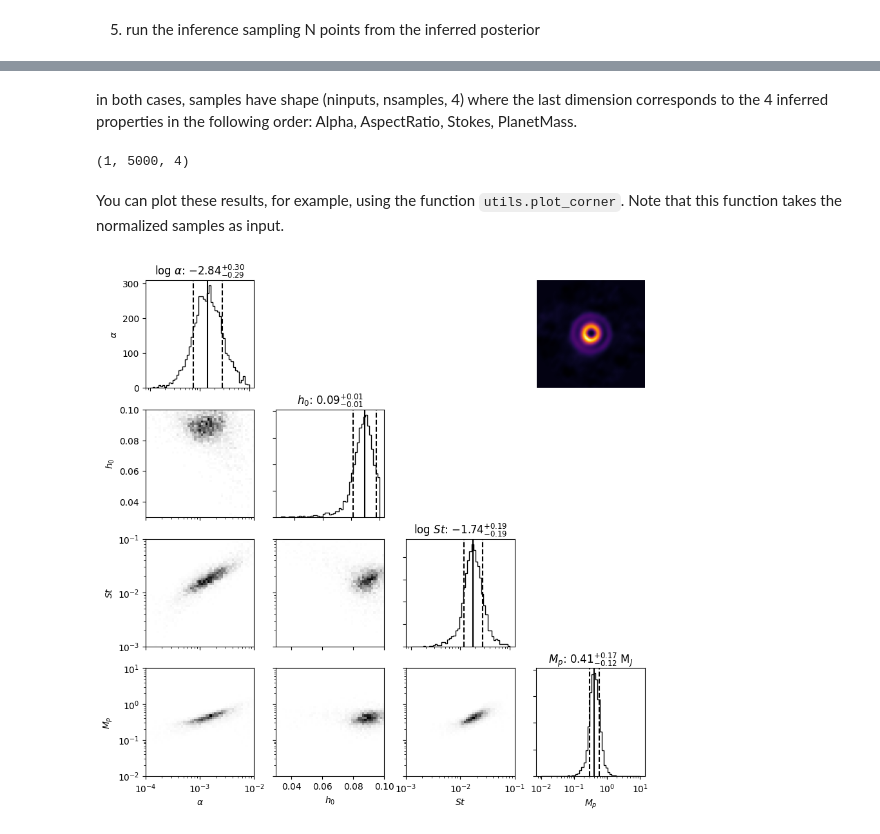
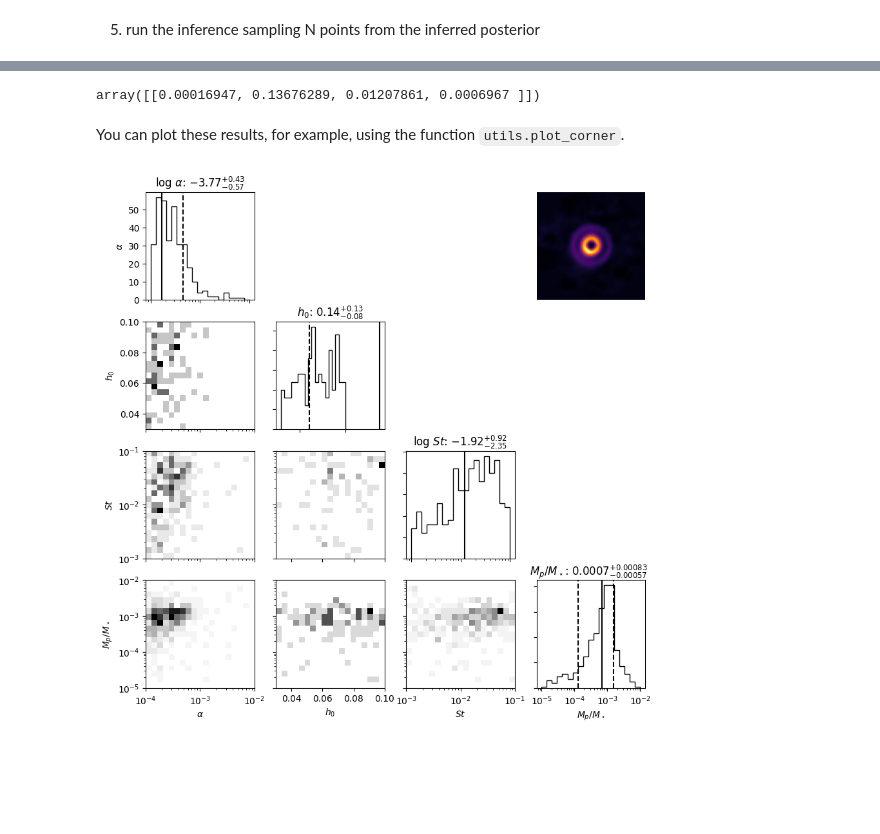
Before and after one commit to dust-busters/DBNets, a Jupyter notebook: examples/example_of_application_dbnets2.ipynb, the cells around one changed output, grey strips where cells are left out. Drawn from its saved outputs; the diff is of its cells as text; code cells hidden in the pictures; blank space fills up the shorter version.

```diff
--- a/examples/example_of_application_dbnets2.ipynb
+++ b/examples/example_of_application_dbnets2.ipynb
@@ -6,5 +6,7 @@ In this jupyter notebook the tool is applied to MWC480 (data from the ALMA archi
 # %% [markdown]
 2. Import the DBNets2 library and initialize the models. Provide the paths of the trained CNN and Normalizing Flows.
 # %%
-from DBNets import DBNets
-dbnets = DBNets.DBNets2(path_cnn='../test_CNN/models/only4para2_long/', path_nf='../SBI_and_Validation/trained/withres/')
+from DBNets import DBNets2
+import matplotlib.pyplot as plt
+
+dbnets = DBNets2()
@@ -57,4 +71,4 @@ plt.axis('off')
 # %% [markdown]
 5. run the inference sampling N points from the inferred posterior
 # %%
-samples = dbnets(deproj_image, [res_sigma], nsamples=5000, get_rej_metric=False)
+samples, cs = dbnets(deproj_image, [0.4], nsamples=500)
@@ -66,9 +95,8 @@ real_samp = utils.to_real(samples)
-# %% [markdown]
-in both cases, samples have shape (ninputs, nsamples, 4) where the last dimension corresponds to the 4 inferred properties in the following order: Alpha, AspectRatio, Stokes, PlanetMass.
 # %%
-samples.shape
+import numpy as np
+np.median(np.nan_to_num(samples), axis=1)
 # %% [output]
-(1, 5000, 4)
+array([[0.00016947, 0.13676289, 0.01207861, 0.0006967 ]])
 # %% [markdown]
-You can plot these results, for example, using the function `utils.plot_corner`. Note that this function takes the normalized samples as input.
+You can plot these results, for example, using the function `utils.plot_corner`.
 # %%
@@ -76,4 +104,4 @@ utils.plot_corner?
 # %%
-utils.plot_corner(samples,'mwc480', 1., 'corner.pdf', image = deproj_image)
+utils.plot_corner(samples[0],name='mwc480', savepath='corner.pdf', image = deproj_image)
 # %% [output]
-[figure, old version]
+[figure, new version]
```
Also changed, not shown: parts of 5 cells of this notebook, 1 other file.
